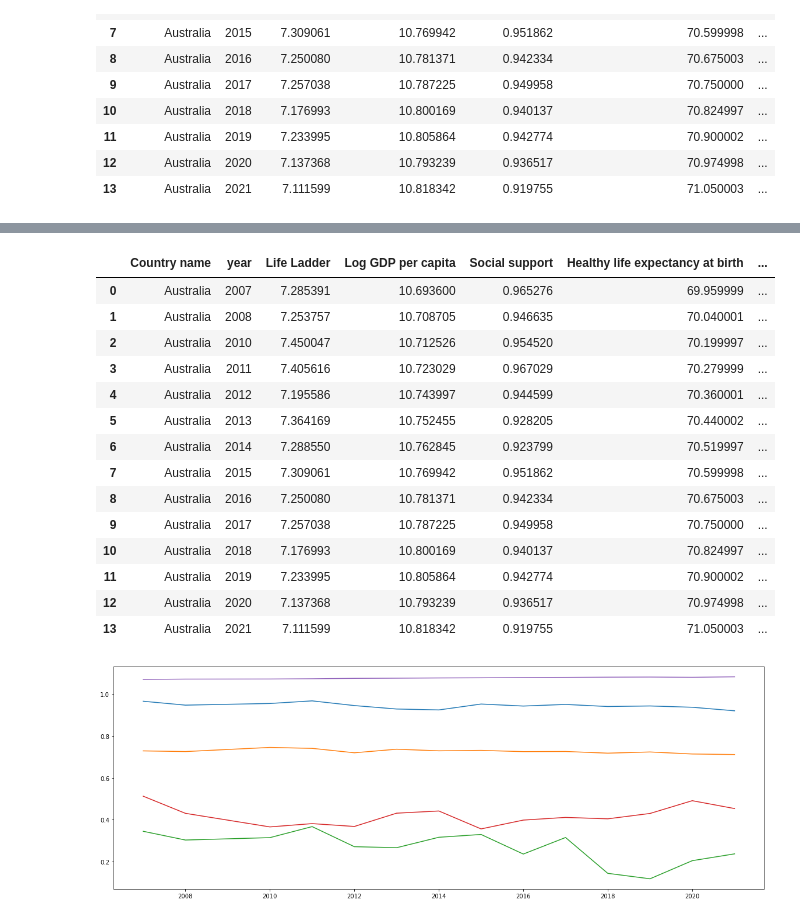
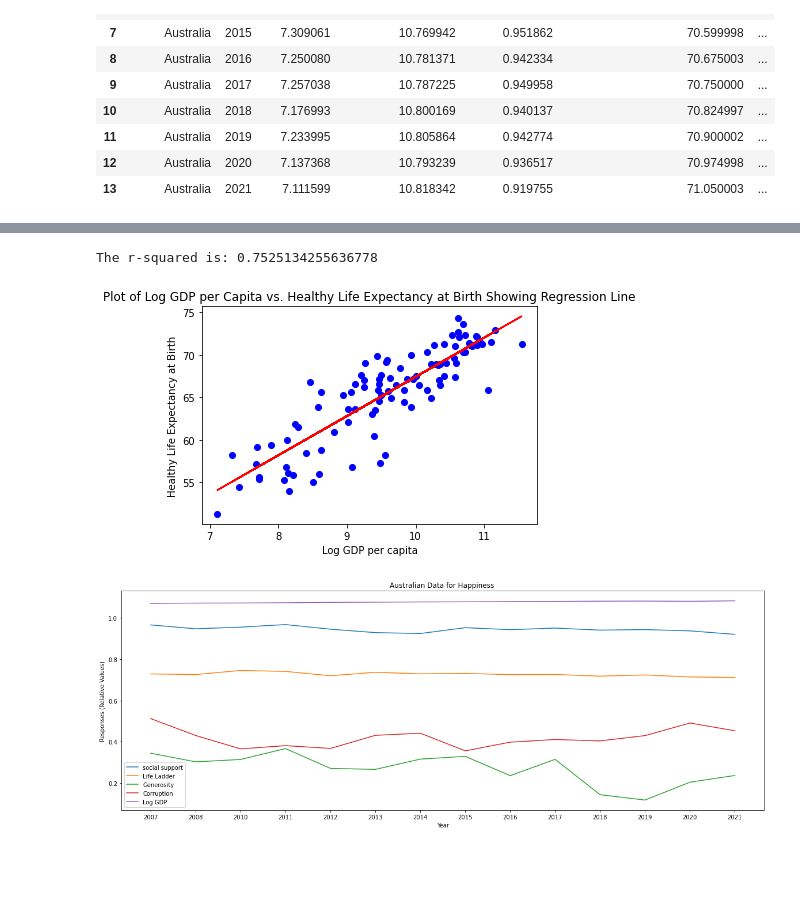
Before and after one commit to ArchanaKarri/Project-One, a Jupyter notebook: Happiness-Analysis.ipynb, the cells around one changed output, grey strips where cells are left out. Cells and saved outputs as stored; diff of their text form; code cells hidden in the pictures; blank space fills up the shorter version.

```diff
--- a/Happiness-Analysis.ipynb
+++ b/Happiness-Analysis.ipynb
@@ -240,38 +344,55 @@ ValueError: x and y must have same first dimension, but have shapes (100,) and (
+# %%
+# Plot of Life ladder vs Healthy Life Expectancy at Birth with Regression
+
+x_values = new_df2021['Log GDP per capita']
+y_values = new_df2021['Healthy life expectancy at birth']
+
+(slope, intercept, rvalue, pvalue, stderr) = linregress(x_values, y_values)
+regress_values = x_values * slope + intercept
+line_eq = "y = " + str(round(slope,2)) + "x + " + str(round(intercept,2))
+
+plt.scatter(x_values,y_values, c ="blue")
+plt.plot(x_values,regress_values,"r-")
+plt.annotate(line_eq, (2.5, 0.4), fontsize=15, color="red")
+
+plt.xlabel("Log GDP per capita")
+plt.ylabel("Healthy Life Expectancy at Birth")
+plt.title("Plot of Log GDP per Capita vs. Healthy Life Expectancy at Birth Showing Regression Line")
+
+print(f"The r-squared is: {rvalue**2}")
+
+plt.savefig("Images/Fig9.png")
+
+plt.show()
+# %% [output]
+The r-squared is: 0.7525134255636778
+[figure, added]
 # %%
-# Unwanted
-
-years_aus = df_aus['year']
+# Creating a subset of Data for Australia for the years it has participated in the Happiness survey
+years_aus = df_aus['year'].astype(str)
 lifeladder_aus=df_aus['Life Ladder']
 socialsupport_aus=df_aus['Social support']
 generosity_aus=df_aus['Generosity']
 corruption_aus=df_aus['Perceptions of corruption']
 gdp_aus=df_aus['Log GDP per capita']
+
 fig = plt.figure(figsize =(20, 7))
-#plt.plot(years_aus,gdp_aus)
+
+plt.title("Australian Data for Happiness ")
+plt.xlabel("Year")
+plt.ylabel("Responses (Relative Values)")
 plt.plot (years_aus,socialsupport_aus)
 plt.plot(years_aus,lifeladder_aus/10)
 plt.plot (years_aus,generosity_aus)
 plt.plot (years_aus,corruption_aus)
 plt.plot (years_aus,gdp_aus/10)
-
-
+plt.legend(["social support","Life Ladder ",
+          "Generosity","Corruption" ,"Log GDP"], loc ="best")
 plt.xticks(rotation='horizontal')
 plt.yticks(rotation='horizontal')
 df_aus
+
+# Export image
+plt.savefig("Images/Fig10.png")
 # %% [output]
-|  | Country name | year | Life Ladder | Log GDP per capita | Social support | Healthy life expectancy at birth | ... |
-| 0 | Australia | 2007 | 7.285391 | 10.693600 | 0.965276 | 69.959999 | ... |
-| 1 | Australia | 2008 | 7.253757 | 10.708705 | 0.946635 | 70.040001 | ... |
-| 2 | Australia | 2010 | 7.450047 | 10.712526 | 0.954520 | 70.199997 | ... |
-| 3 | Australia | 2011 | 7.405616 | 10.723029 | 0.967029 | 70.279999 | ... |
-| 4 | Australia | 2012 | 7.195586 | 10.743997 | 0.944599 | 70.360001 | ... |
-| 5 | Australia | 2013 | 7.364169 | 10.752455 | 0.928205 | 70.440002 | ... |
-| 6 | Australia | 2014 | 7.288550 | 10.762845 | 0.923799 | 70.519997 | ... |
-| 7 | Australia | 2015 | 7.309061 | 10.769942 | 0.951862 | 70.599998 | ... |
-| 8 | Australia | 2016 | 7.250080 | 10.781371 | 0.942334 | 70.675003 | ... |
-| 9 | Australia | 2017 | 7.257038 | 10.787225 | 0.949958 | 70.750000 | ... |
-| 10 | Australia | 2018 | 7.176993 | 10.800169 | 0.940137 | 70.824997 | ... |
-| 11 | Australia | 2019 | 7.233995 | 10.805864 | 0.942774 | 70.900002 | ... |
-| 12 | Australia | 2020 | 7.137368 | 10.793239 | 0.936517 | 70.974998 | ... |
-| 13 | Australia | 2021 | 7.111599 | 10.818342 | 0.919755 | 71.050003 | ... |
-[figure, old version]
+[figure, new version]
```
Also changed, not shown: parts of 26 cells of this notebook.
